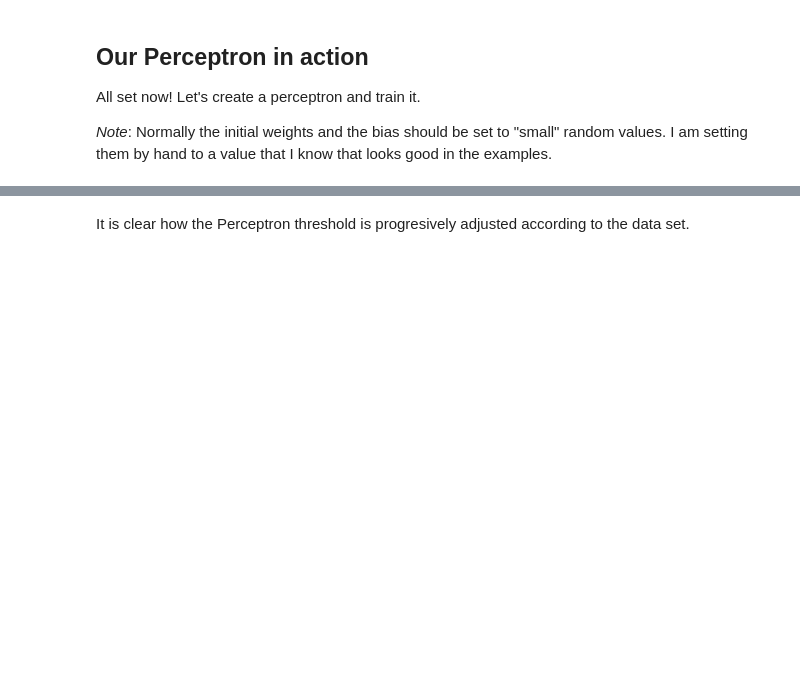
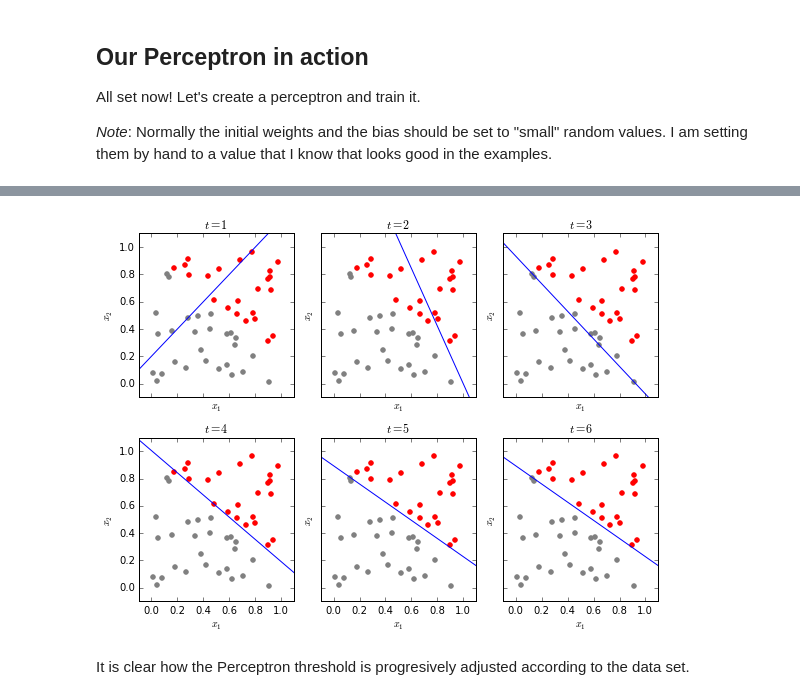
Before and after one commit to lmarti/machine-learning, a Jupyter notebook: Understanding the Perceptron.ipynb, the cells around one changed output, grey strips where cells are left out. Saved outputs shown, nothing was run; the diff lists cells and outputs as text; code cells hidden in the pictures; blank space fills up the shorter version.

```diff
--- a/Understanding the Perceptron.ipynb
+++ b/Understanding the Perceptron.ipynb
@@ -214,7 +219,7 @@ def plot_perceptron_threshold(perceptron, ax):
 A function that plots a perceptron as the threshold and the data set.
 # %%
 def plot_all(perceptron, data, t, ax=None):
-    if not ax:
+    if ax==None:
         fig = plt.figure(figsize=(5,4))
         ax = fig.gca()
     plot_data(data, ax)
@@ -229,7 +234,3 @@ All set now! Let's create a perceptron and train it.
 *Note*: Normally the initial weights and the bias should be set to "small" random values. I am setting them by hand to a value that I know that looks good in the examples.
 # %%
 perceptron = Perceptron([0.1,-0.1],0.02)
-# %%
-for t in range(4):
-    plot_all(perceptron, data, t)
-    learn_data(perceptron, data)
@@ -241,3 +237,12 @@ for t in range(4):
+# %%
+f, axarr = plt.subplots(2, 3, sharex=True, sharey=True, figsize=(8,6))
+axs = list(itertools.chain.from_iterable(axarr))
+for t in range(6):
+    plot_all(perceptron, data, t, ax=axs[t])
+    learn_data(perceptron, data)
+f.tight_layout()
+# %% [output]
+[figure, added]
 # %% [markdown]
 It is clear how the Perceptron threshold is progresively adjusted according to the data set.
 # %% [markdown]
```
Also changed, not shown: parts of 12 cells of this notebook.
